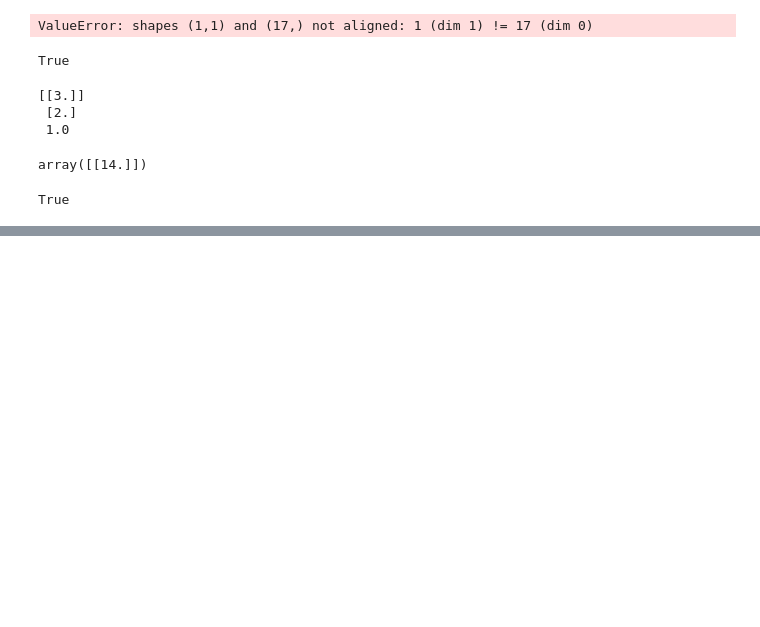
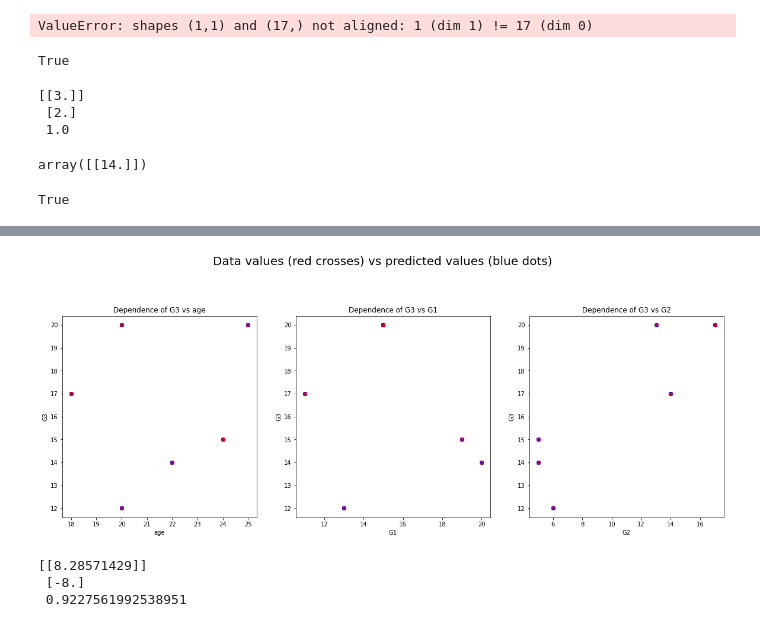
Before and after one commit to MishkaKnizhka98/Project, a Jupyter notebook: Untitled.ipynb, the cells around one changed output, grey strips where cells are left out. Saved outputs shown, nothing was run; the diff lists cells and outputs as text; code cells hidden in the pictures; blank space fills up the shorter version.

Commit message:
Version 27 (test_plot() is added)

```diff
--- a/Untitled.ipynb
+++ b/Untitled.ipynb
@@ -253,3 +253,5 @@ import math
 math.isclose(y_pred, 26)
 # %% [output]
 True
+# %%
+x, y = load_data("test_data/test_data.csv")
@@ -255,0 +287,3 @@ True
+# %%
+y[0] = 20
+y
@@ -255,0 +298,3 @@ True
+# %%
+x_dummy = dummy_matrices(x)
+x_dummy
@@ -255,0 +314,2 @@ True
+# %%
+w, b, r_sq = compute_model(x_dummy, y)
@@ -255,0 +339,4 @@ True
+# %%
+plot(x, y, w, b)
+# %% [output]
+[figure, added]
@@ -255,0 +348,10 @@ True
+# %%
+x = pd.DataFrame(x)
+y = pd.DataFrame(y)
+
+w, b, r_sq = compute_model(x, y)
+print(w, "\n", b, "\n", r_sq)
+# %% [output]
+[[8.28571429]]
+ [-8.]
+ 0.9227561992538951
```
Also changed, not shown: parts of 23 cells of this notebook, 3 other files.
